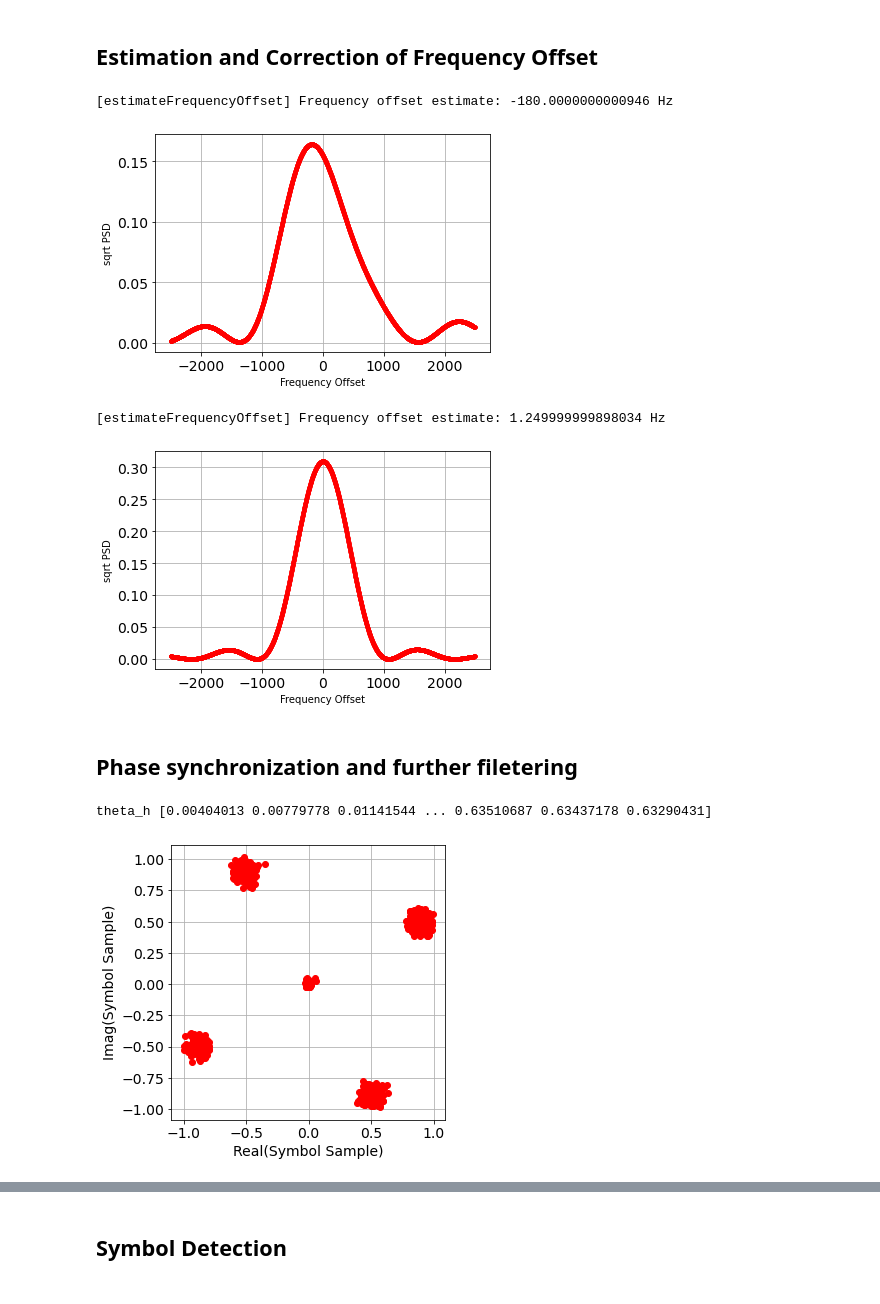
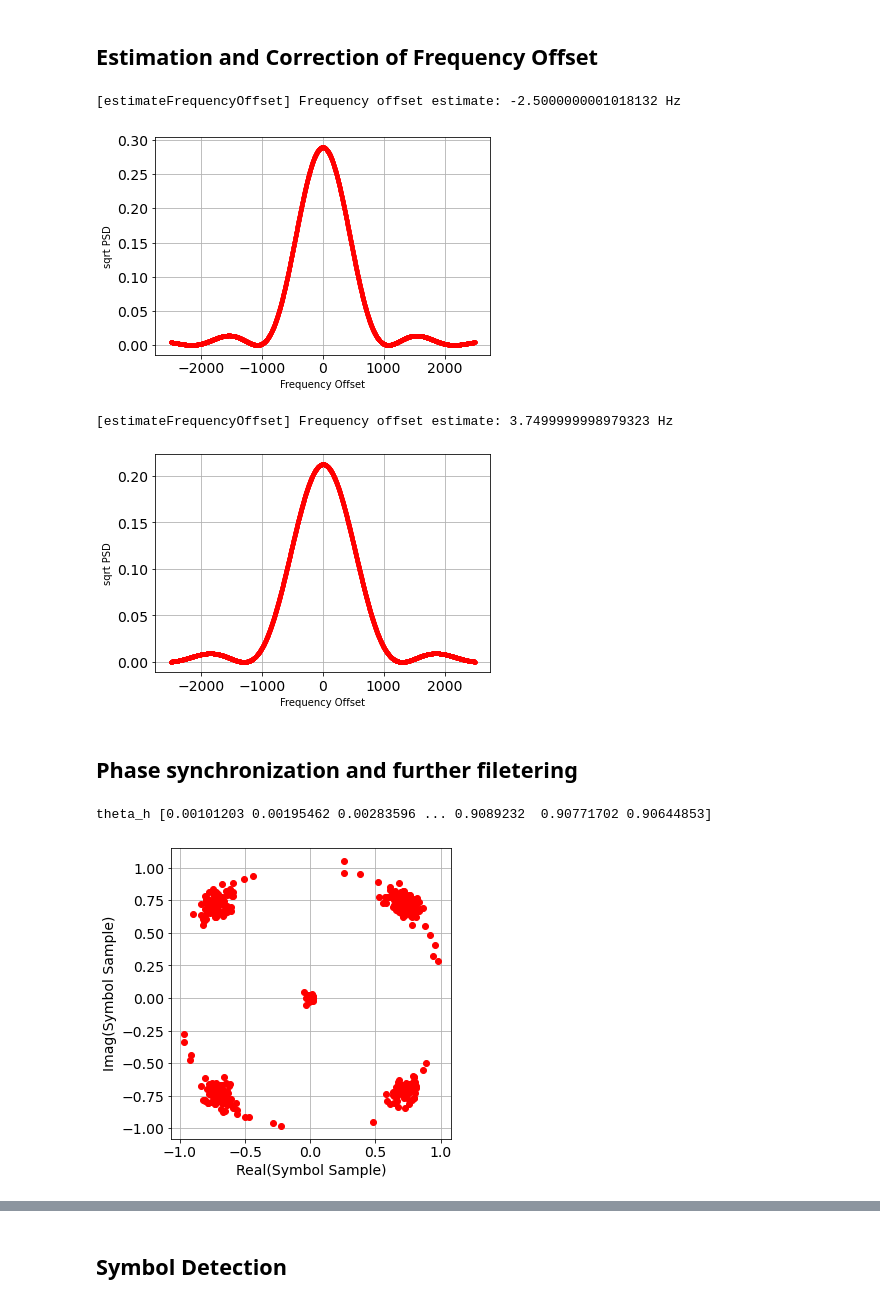
Before and after one commit to npatwari/tx_rx_processing, a Jupyter notebook: QPSK_rx_sync_meles.ipynb, the cells around one changed output, grey strips where cells are left out. Cells and saved outputs as stored; diff of their text form; code cells hidden in the pictures.

```diff
--- a/QPSK_rx_sync_meles.ipynb
+++ b/QPSK_rx_sync_meles.ipynb
@@ -238,7 +238,7 @@ rx_data[txloc] = np.vstack(rx_data[txloc])
 txloc_arr = np.array(txrxloc[txloc])
 print('[DEBUG] np.shape(rx_data[txloc])', np.shape(rx_data[txloc]))
 print('[DEBUG] txloc_arr', txloc_arr[txloc_arr==rxloc])
-for i in range(rxrepeat):
+for i in range(rxrepeat-1):
     # The dictionary element is a list with one element.
     # Then, there are multiple received signals, pick one
     rx0 = rx_data[txloc][txloc_arr==rxloc][i]
@@ -448,13 +446,13 @@ def estimateFrequencyOffset(rx0, preambleSignal, lagIndex,debug=False):
 # %%
 rx1, freqOffsetEst = estimateFrequencyOffset(rx0, preambleSignal, lagIndex)
 # %% [output]
-[estimateFrequencyOffset] Frequency offset estimate: -180.0000000000946 Hz
+[estimateFrequencyOffset] Frequency offset estimate: -2.5000000001018132 Hz
-[figure, old version]
+[figure, new version]
 # %%
 rx1, freqOffsetEst = estimateFrequencyOffset(filtered_rx0, preambleSignal, lagIndex)
 # %% [output]
-[estimateFrequencyOffset] Frequency offset estimate: 1.249999999898034 Hz
+[estimateFrequencyOffset] Frequency offset estimate: 3.7499999998979323 Hz
-[figure, old version]
+[figure, new version]
 # %% [markdown]
 ## Phase synchronization and further filetering
 # %%
@@ -608,33 +606,33 @@ def constellation_plot(rx4):
 # INPUT: frequency synchronized received signal rx1
 # OUTPUT: matched-filtered signal rx2
 
 rx2 = signal.lfilter(pulse, 1, rx1)
 
 ###########################################
 # Fine Frequency Offset Sync
 filtered_rx2, a_hat, e_phi, theta_h = DD_carrier_sync(rx2, 4, 0.02, zeta=0.707, type=1)
 # print('\n\na_hat',a_hat)
 print('theta_h',theta_h/(2*np.pi))
 
 # Plot the matched filter output in an eye diagram (looking at each symbol period)
 preambleStart = lagIndex + Lp*N*2 + N  # There's also the delay b/c the pulse is this long.
 # plot_eye_diagram(np.imag(rx2), N, offset=preambleStart)
 
 if filtered_rx2[preambleStart].imag * filtered_rx2[preambleStart].real<0:
     degree = np.pi
     filtered_rx2 = filtered_rx2*np.exp(-1j*degree*1/2)
 
 ###########################################
 # Downsample
 # INPUT: Synched matched filter output
 # OUTPUT: Symbol Samples (at n*T_sy)
-rx3 = rx2[preambleStart::N]
+rx3 = filtered_rx2[preambleStart::N]
 rx3 = rx3 / np.median(np.abs(rx3))  # "AGC" to make symbol values close to +/- 1
 
 # Ignore initial samples that are very close to the origin, compared to later samples.
 startsymbol = np.where(np.abs(rx3)>0.2)[0][0]
 rx4 = rx3[startsymbol:]
 constellation_plot(rx4)
 # %% [output]
-theta_h [0.00404013 0.00779778 0.01141544 ... 0.63510687 0.63437178 0.63290431]
+theta_h [0.00101203 0.00195462 0.00283596 ... 0.9089232  0.90771702 0.90644853]
-[figure, old version]
+[figure, new version]
```
Also changed, not shown: parts of 7 cells of this notebook.
